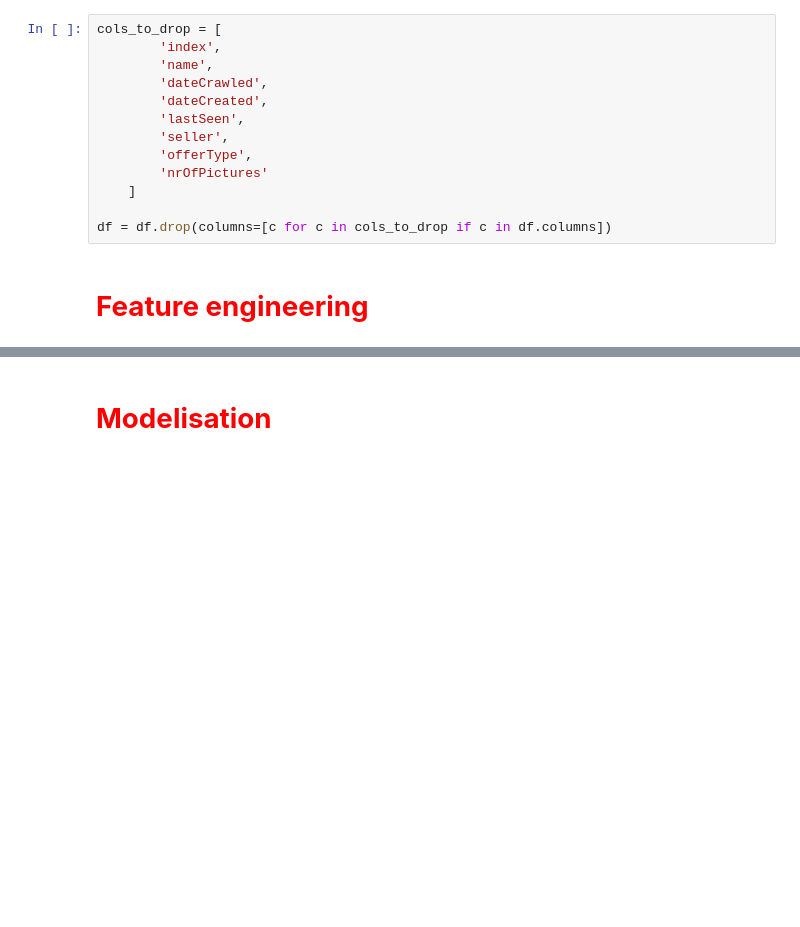
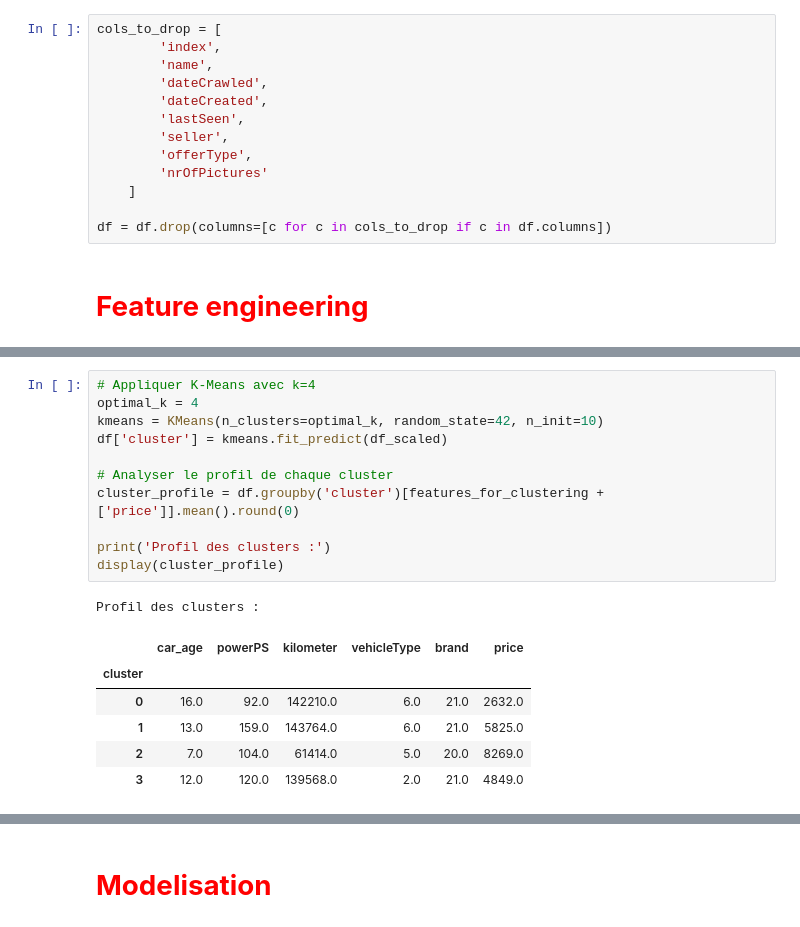
Before and after one commit to hugodbrnn/Machine-learning-project-cars, a Jupyter notebook: project.ipynb, the cells around one changed output, grey strips where cells are left out. Drawn from its saved outputs; the diff is of its cells as text; blank space fills up the shorter version.

```diff
--- a/project.ipynb
+++ b/project.ipynb
@@ -639,0 +711,19 @@ df = features(df)
+# %%
+# Appliquer K-Means avec k=4
+optimal_k = 4
+kmeans = KMeans(n_clusters=optimal_k, random_state=42, n_init=10)
+df['cluster'] = kmeans.fit_predict(df_scaled)
+
+# Analyser le profil de chaque cluster
+cluster_profile = df.groupby('cluster')[features_for_clustering + ['price']].mean().round(0)
+
+print('Profil des clusters :')
+display(cluster_profile)
+# %% [output]
+Profil des clusters :
+|  | car_age | powerPS | kilometer | vehicleType | brand | price |
+| cluster |  |  |  |  |  |  |
+| 0 | 16.0 | 92.0 | 142210.0 | 6.0 | 21.0 | 2632.0 |
+| 1 | 13.0 | 159.0 | 143764.0 | 6.0 | 21.0 | 5825.0 |
+| 2 | 7.0 | 104.0 | 61414.0 | 5.0 | 20.0 | 8269.0 |
+| 3 | 12.0 | 120.0 | 139568.0 | 2.0 | 21.0 | 4849.0 |
```
Also changed, not shown: parts of 11 cells of this notebook.
